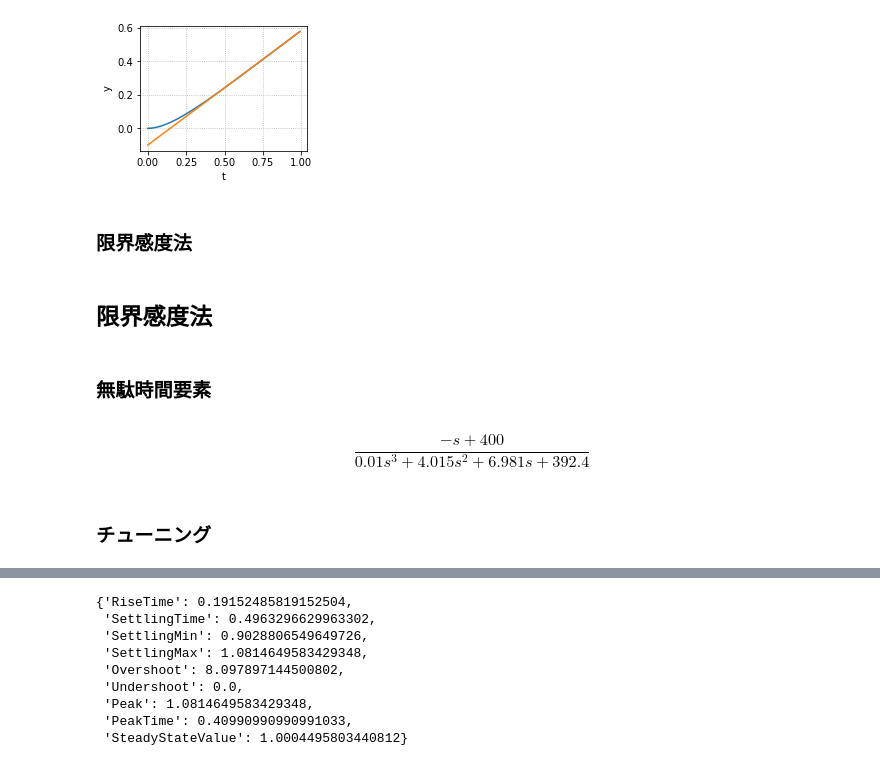
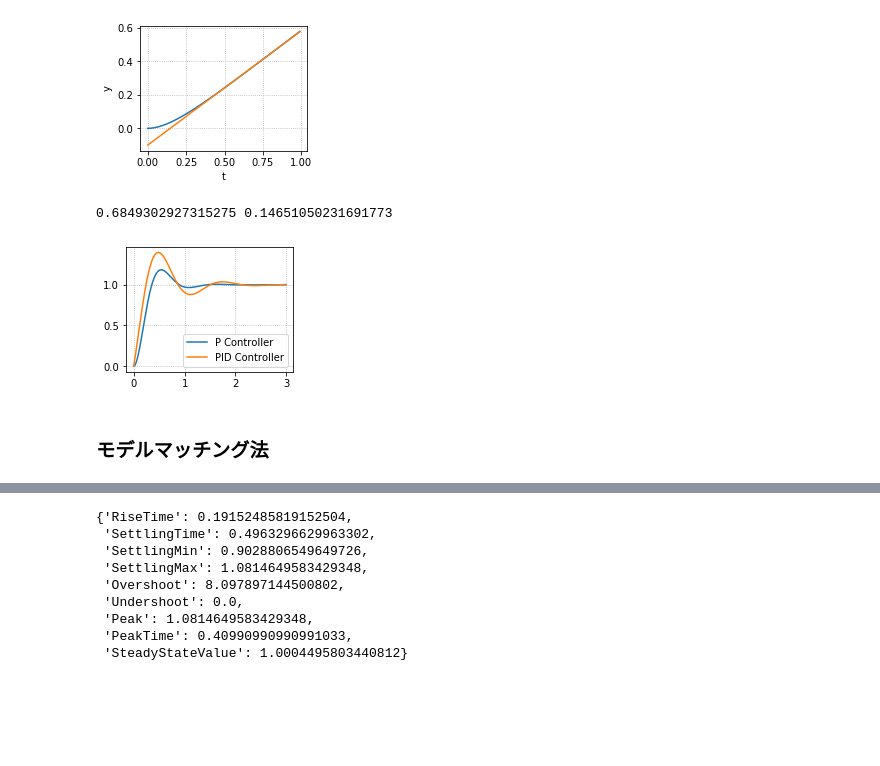
Before and after one commit to 373yuki/onlinelec2020, a Jupyter notebook: Part2.ipynb, the cells around one changed output, grey strips where cells are left out. Saved outputs shown, nothing was run; the diff lists cells and outputs as text; code cells hidden in the pictures; blank space fills up the shorter version.

```diff
--- a/Part2.ipynb
+++ b/Part2.ipynb
@@ -162,17 +269,38 @@ ax.grid(ls=':')
 #fig.savefig("test.pdf", transparent=True, bbox_inches="tight", pad_inches=0.0)
 # %% [output]
 [figure]
+# %%
+uref = 1
+R = p[0]/uref
+L = -p[1]/p[0]
+print(R, L)
+
+kp = [0, 0]
+ki = [0, 0]
+kd = [0, 0]
+Rule = ['', '']
+
+# P Controller
+Rule[0] = 'P Controller'
+kp[0] = 1/(R*L)
+
+# PID Controller
+Rule[1] = 'PID Controller'
+kp[1] = 1.2/(R*L)
+ki[1] = kp[1] / (2 * L)
+kd[1] = kp[1] * (0.5 * L)
+
+fig, ax = plt.subplots(figsize=(3, 2.3))
+for i in range(2):
+    C = tf([kd[i], kp[i], ki[i]], [1, 0])
+    Gyr = feedback(P*C, 1)
+    y, t = step(Gyr, np.arange(0, 3, 0.01))
+    ax.plot(t, y, label=Rule[i])
+
+ax.legend()
+ax.grid(ls=':')
+# %% [output]
+0.6849302927315275 0.14651050231691773
+[figure, added]
 # %% [markdown]
-### 限界感度法
+### モデルマッチング法
-# %% [markdown]
-## 限界感度法
-# %% [markdown]
-### 無駄時間要素
-# %%
-num_delay, den_delay = pade( 0.005, 1)
-Pdelay = P * tf(num_delay, den_delay)
-Pdelay
-# %% [output]
-$$\frac{-s + 400}{0.01 s^3 + 4.015 s^2 + 6.981 s + 392.4}$$
-# %% [markdown]
-### チューニング
```
Also changed, not shown: parts of 42 cells of this notebook, 1 other file.
